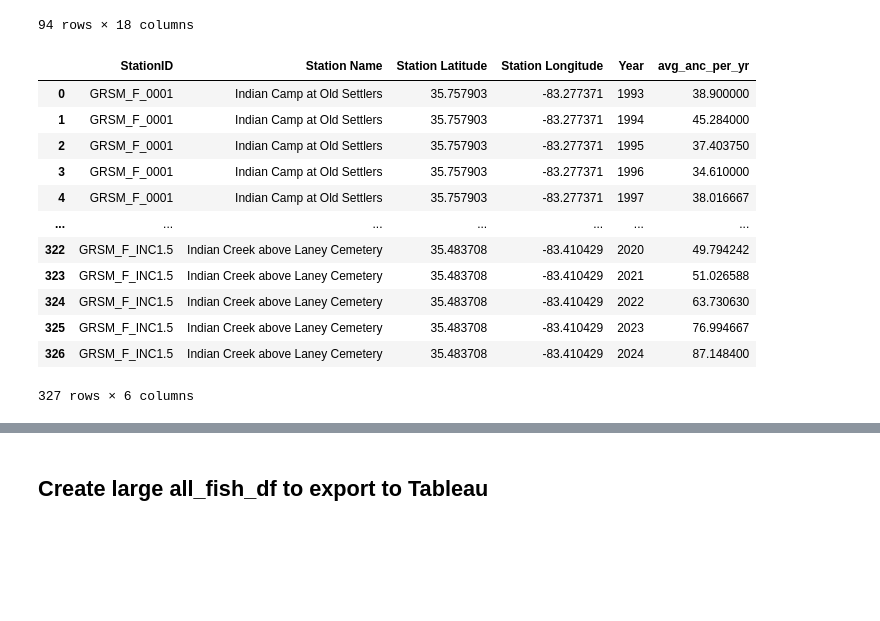
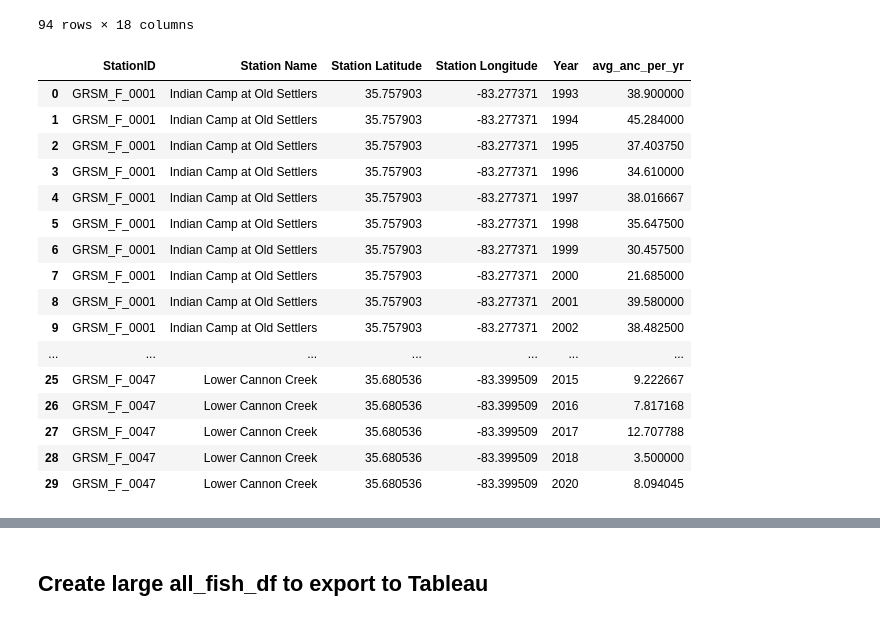
Before and after one commit to KarenBoles/Capstone-DA14, a Jupyter notebook: notebooks/Trout_Condition_Capstone.ipynb, the cells around one changed output, grey strips where cells are left out. Drawn from its saved outputs; the diff is of its cells as text; code cells hidden in the pictures; blank space fills up the shorter version.

```diff
--- a/notebooks/Trout_Condition_Capstone.ipynb
+++ b/notebooks/Trout_Condition_Capstone.ipynb
@@ -279,18 +279,22 @@ station_anc_df.head()
 94 rows × 18 columns
 # %%
 station_anc_df=anc_df.groupby(['StationID','Station Name','Station Latitude','Station Longitude','Year'])['Result Value/Text'].mean().reset_index(name='avg_anc_per_yr')
-station_anc_df
+station_anc_df.head(30)
 # %% [output]
 |  | StationID | Station Name | Station Latitude | Station Longitude | Year | avg_anc_per_yr |
 | 0 | GRSM_F_0001 | Indian Camp at Old Settlers | 35.757903 | -83.277371 | 1993 | 38.900000 |
 | 1 | GRSM_F_0001 | Indian Camp at Old Settlers | 35.757903 | -83.277371 | 1994 | 45.284000 |
 | 2 | GRSM_F_0001 | Indian Camp at Old Settlers | 35.757903 | -83.277371 | 1995 | 37.403750 |
 | 3 | GRSM_F_0001 | Indian Camp at Old Settlers | 35.757903 | -83.277371 | 1996 | 34.610000 |
 | 4 | GRSM_F_0001 | Indian Camp at Old Settlers | 35.757903 | -83.277371 | 1997 | 38.016667 |
+| 5 | GRSM_F_0001 | Indian Camp at Old Settlers | 35.757903 | -83.277371 | 1998 | 35.647500 |
+| 6 | GRSM_F_0001 | Indian Camp at Old Settlers | 35.757903 | -83.277371 | 1999 | 30.457500 |
+| 7 | GRSM_F_0001 | Indian Camp at Old Settlers | 35.757903 | -83.277371 | 2000 | 21.685000 |
+| 8 | GRSM_F_0001 | Indian Camp at Old Settlers | 35.757903 | -83.277371 | 2001 | 39.580000 |
+| 9 | GRSM_F_0001 | Indian Camp at Old Settlers | 35.757903 | -83.277371 | 2002 | 38.482500 |
 | ... | ... | ... | ... | ... | ... | ... |
-| 322 | GRSM_F_INC1.5 | Indian Creek above Laney Cemetery | 35.483708 | -83.410429 | 2020 | 49.794242 |
-| 323 | GRSM_F_INC1.5 | Indian Creek above Laney Cemetery | 35.483708 | -83.410429 | 2021 | 51.026588 |
-| 324 | GRSM_F_INC1.5 | Indian Creek above Laney Cemetery | 35.483708 | -83.410429 | 2022 | 63.730630 |
-| 325 | GRSM_F_INC1.5 | Indian Creek above Laney Cemetery | 35.483708 | -83.410429 | 2023 | 76.994667 |
-| 326 | GRSM_F_INC1.5 | Indian Creek above Laney Cemetery | 35.483708 | -83.410429 | 2024 | 87.148400 |
+| 25 | GRSM_F_0047 | Lower Cannon Creek | 35.680536 | -83.399509 | 2015 | 9.222667 |
+| 26 | GRSM_F_0047 | Lower Cannon Creek | 35.680536 | -83.399509 | 2016 | 7.817168 |
+| 27 | GRSM_F_0047 | Lower Cannon Creek | 35.680536 | -83.399509 | 2017 | 12.707788 |
+| 28 | GRSM_F_0047 | Lower Cannon Creek | 35.680536 | -83.399509 | 2018 | 3.500000 |
+| 29 | GRSM_F_0047 | Lower Cannon Creek | 35.680536 | -83.399509 | 2020 | 8.094045 |
-327 rows × 6 columns
```
Also changed, not shown: parts of 13 cells of this notebook.
